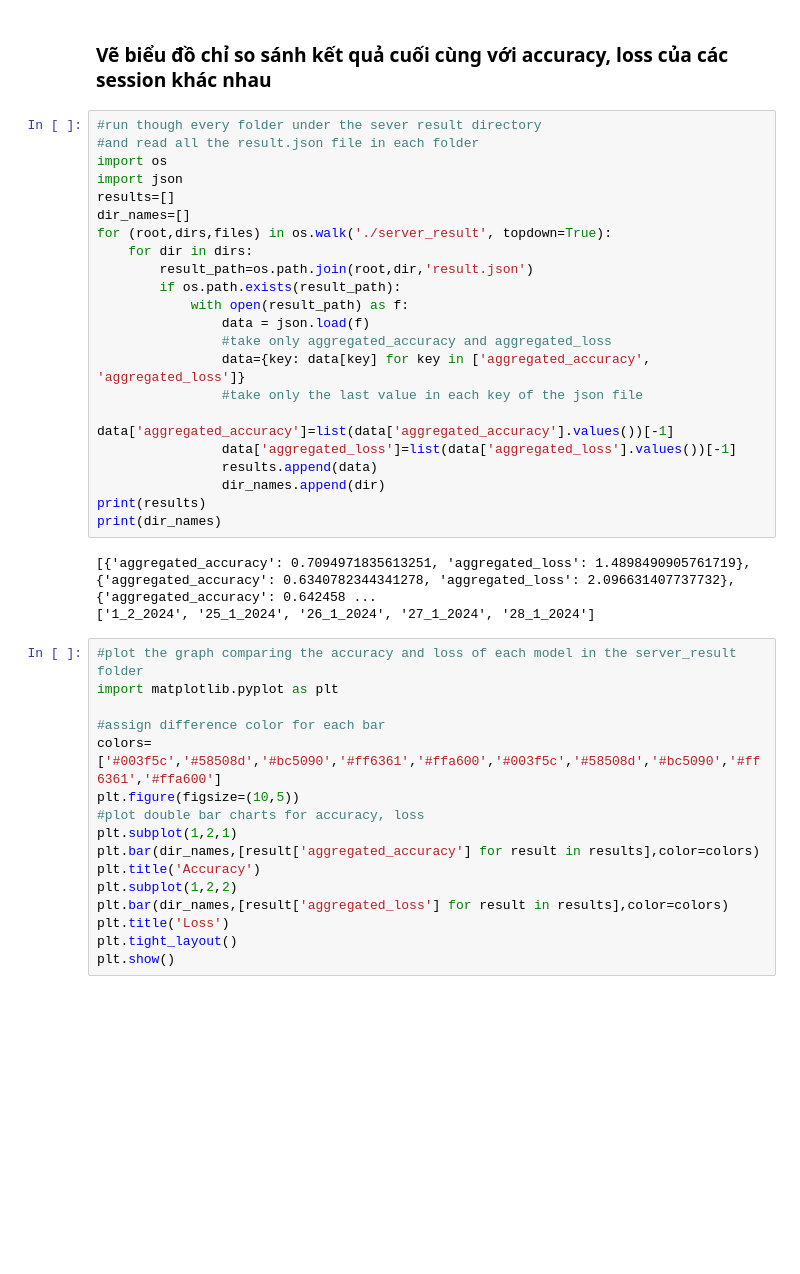
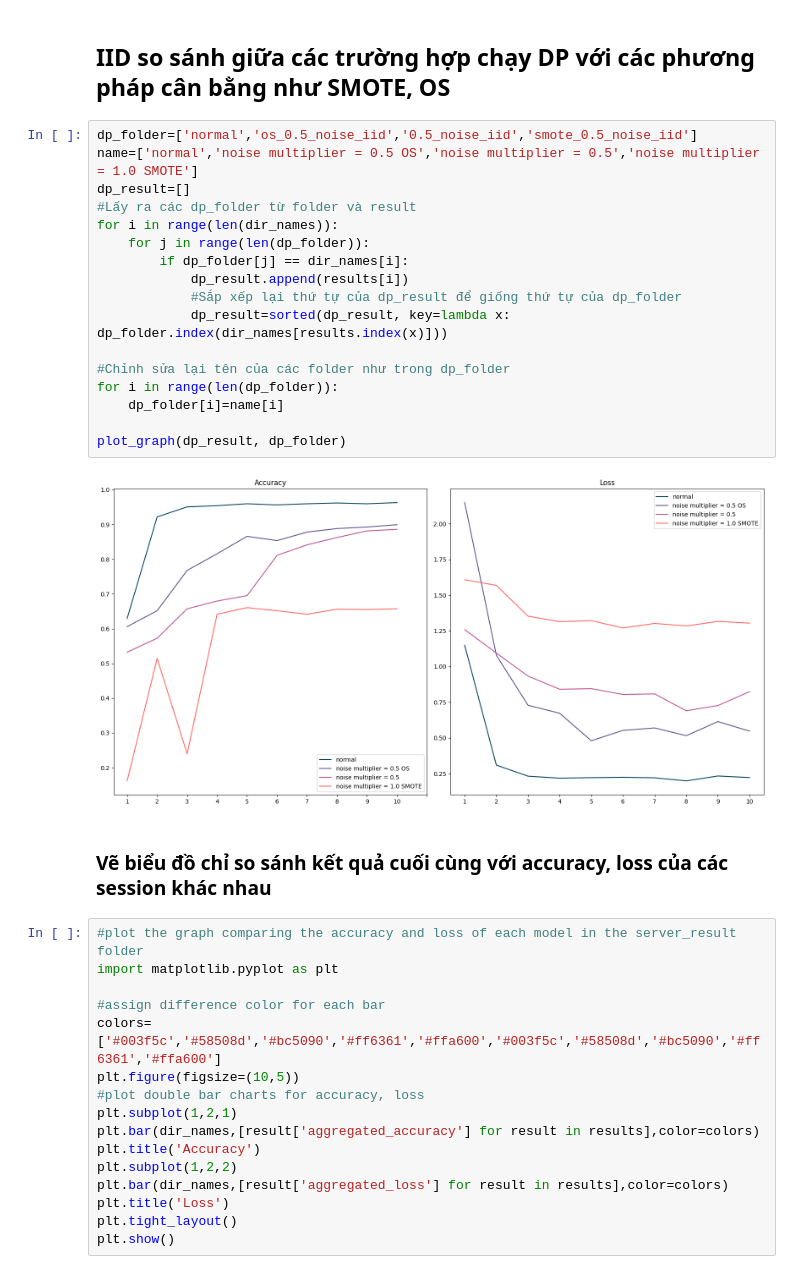
Before and after one commit to giahuy2610/UitFedSecAggre, a Jupyter notebook: vanilla_system/chart.ipynb, the cells around one changed output. Saved outputs shown, nothing was run; the diff lists cells and outputs as text; blank space fills up the shorter version.

```diff
--- a/vanilla_system/chart.ipynb
+++ b/vanilla_system/chart.ipynb
@@ -47,30 +91,26 @@ plt.show()
+# %% [markdown]
+## IID so sánh giữa các trường hợp chạy DP với các phương pháp cân bằng như SMOTE, OS
+# %%
+dp_folder=['normal','os_0.5_noise_iid','0.5_noise_iid','smote_0.5_noise_iid']
+name=['normal','noise multiplier = 0.5 OS','noise multiplier = 0.5','noise multiplier = 1.0 SMOTE']
+dp_result=[]
+#Lấy ra các dp_folder từ folder và result
+for i in range(len(dir_names)):
+    for j in range(len(dp_folder)):
+        if dp_folder[j] == dir_names[i]:
+            dp_result.append(results[i])
+            #Sắp xếp lại thứ tự của dp_result để giống thứ tự của dp_folder
+            dp_result=sorted(dp_result, key=lambda x: dp_folder.index(dir_names[results.index(x)]))
+
+#Chỉnh sửa lại tên của các folder như trong dp_folder
+for i in range(len(dp_folder)):
+    dp_folder[i]=name[i]
+
+plot_graph(dp_result, dp_folder)
+# %% [output]
+[figure, added]
 # %% [markdown]
 <h3>Vẽ biểu đồ chỉ so sánh kết quả cuối cùng với accuracy, loss của các session khác nhau</h3>
-# %%
-#run though every folder under the sever result directory
-#and read all the result.json file in each folder
-import os
-import json
-results=[]
-dir_names=[]
-for (root,dirs,files) in os.walk('./server_result', topdown=True):
-    for dir in dirs:
-        result_path=os.path.join(root,dir,'result.json')
-        if os.path.exists(result_path):
-            with open(result_path) as f:
-                data = json.load(f)
-                #take only aggregated_accuracy and aggregated_loss
-                data={key: data[key] for key in ['aggregated_accuracy', 'aggregated_loss']}
-                #take only the last value in each key of the json file
-                data['aggregated_accuracy']=list(data['aggregated_accuracy'].values())[-1]
-                data['aggregated_loss']=list(data['aggregated_loss'].values())[-1]
-                results.append(data)
-                dir_names.append(dir)
-print(results)
-print(dir_names)
-# %% [output]
-[{'aggregated_accuracy': 0.7094971835613251, 'aggregated_loss': 1.4898490905761719}, {'aggregated_accuracy': 0.6340782344341278, 'aggregated_loss': 2.096631407737732}, {'aggregated_accuracy': 0.642458 ...
-['1_2_2024', '25_1_2024', '26_1_2024', '27_1_2024', '28_1_2024']
 # %%
 #plot the graph comparing the accuracy and loss of each model in the server_result folder
 import matplotlib.pyplot as plt
```
Also changed, not shown: parts of 8 cells of this notebook, 6 other files.
